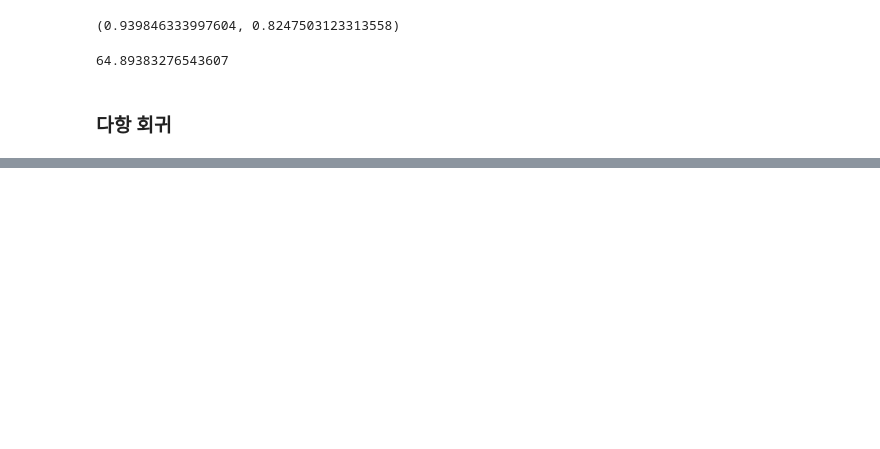
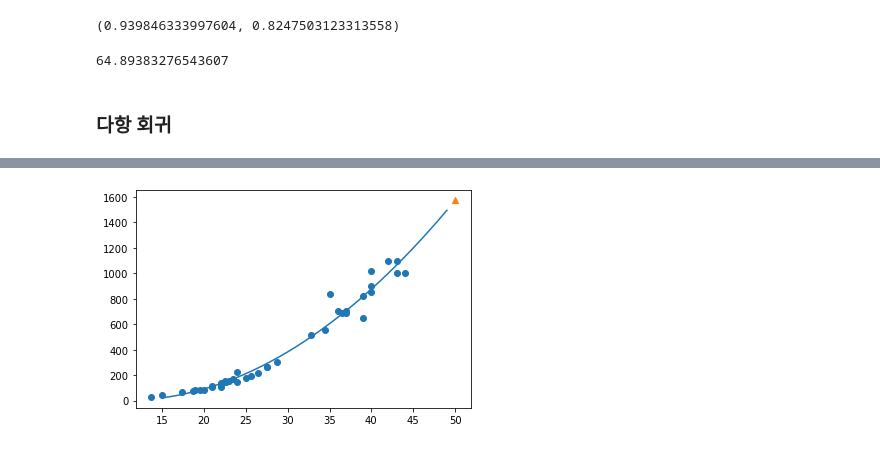
Before and after one commit to soxxun/python, a Jupyter notebook: 20220303/20220303.ipynb, the cells around one changed output, grey strips where cells are left out. Saved outputs shown, nothing was run; the diff lists cells and outputs as text; code cells hidden in the pictures; blank space fills up the shorter version.

```diff
--- a/20220303/20220303.ipynb
+++ b/20220303/20220303.ipynb
@@ -138,2 +152,3 @@ mean_absolute_error(train_target,lr_predict)
 # %%
-np.column_stack((train_input**2, train_input ))
+train_poly =  np.column_stack((train_input**2, train_input ))
+test_poly = np.column_stack((test_input**2, test_input ))
@@ -157,0 +159,3 @@ array([[ 384.16,   19.6 ],
+# %%
+# 훈련
+lr.fit(train_poly,train_target)
@@ -157,0 +204,8 @@ array([[ 384.16,   19.6 ],
+# %%
+point =  np.arange(15,50)
+plt.scatter(train_input, train_target)
+plt.scatter(50,1573.98423528, marker='^')
+plt.plot(point, lr.predict([[i**2,i] for i in point]))
+plt.show()
+# %% [output]
+[figure, added]
```
Also changed, not shown: parts of 13 cells of this notebook.
